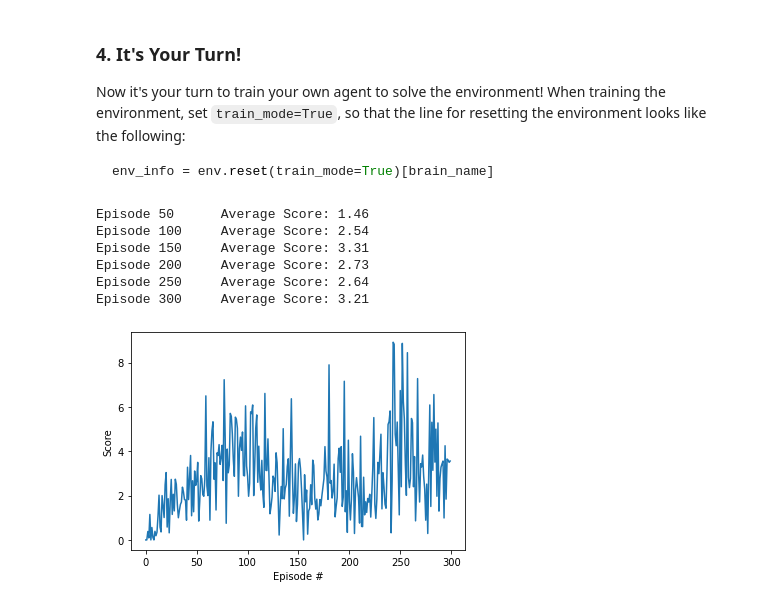
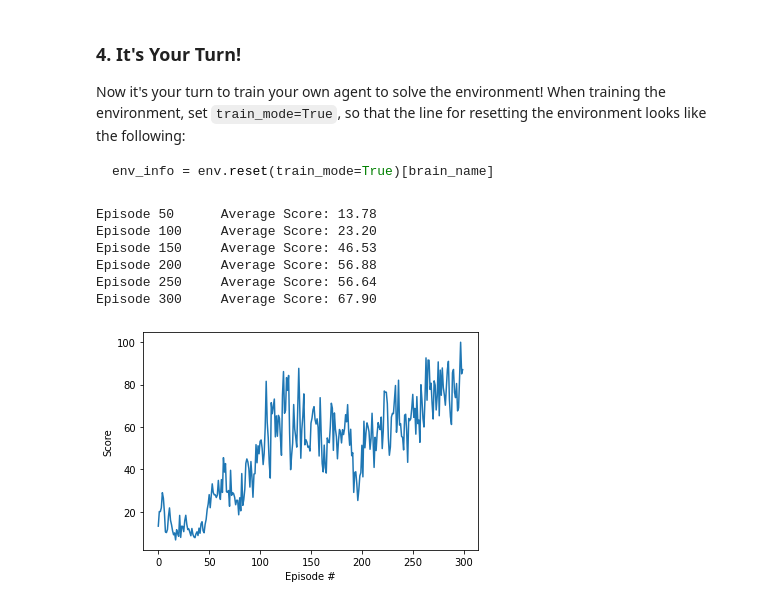
Before and after one commit to guzjdr/p2_continuous_control_DeepRLND, a Jupyter notebook: Continuous_Control.ipynb, the cells around one changed output. Drawn from its saved outputs; the diff is of its cells as text; code cells hidden in the pictures.

Commit message:
EXP1: TD3 Multi-Agent Test

````diff
--- a/Continuous_Control.ipynb
+++ b/Continuous_Control.ipynb
@@ -27,5 +27,5 @@ For instance, if you are using a Mac, then you downloaded `Reacher.app`.  If thi
 env = UnityEnvironment(file_name="Reacher.app")
 ```
 # %%
-env = UnityEnvironment(file_name='./Reacher_Linux_V1/Reacher.x86_64')
+env = UnityEnvironment(file_name='./Reacher_Linux_V2/Reacher.x86_64')
 # %% [output]
@@ -153,7 +137,7 @@ def get_env_info(enviroment):
     #pdb.set_trace()
     return state, reward, done
 # %%
-def train_agentTD3(agent, n_episodes=300, max_t=10000, eps_start=1.0, eps_end=0.01, eps_decay=0.995):
+def train_agentTD3(agent, exp_name='EXP0',n_episodes=300, max_t=1000, eps_start=1.0, eps_end=0.01, eps_decay=0.995):
     """ Training the TD3 Agent """
     scores = []
     scores_window = deque(maxlen=100)
@@ -165,7 +149,6 @@ def train_agentTD3(agent, n_episodes=300, max_t=10000, eps_start=1.0, eps_end=0.
         score = 0
         for t in range(max_t):
             action = agent.act(state)       # select an action
-            #print((action))
             env_info = env.step(action)[brain_name] #act the selected action
             next_state, reward, dones = get_env_info(env_info) # get new observations
             #pdb.set_trace()
@@ -179,24 +162,27 @@ def train_agentTD3(agent, n_episodes=300, max_t=10000, eps_start=1.0, eps_end=0.
         eps = max(eps_end, eps_decay*eps)
         if i_episode % 50 == 0:
             print('\rEpisode {}\tAverage Score: {:.2f}'.format(i_episode, np.mean(scores_window)))
-    #save the trained agent
-    #torch.save(agent.qnet_local.state_dict(), 'checkpoint_{}.pth'.format(agentName))
+            #save the agent
+            torch.save(agent.actor_local.state_dict(), './saved_models/{}/checkpoint_actor_{}_{}.pth'.format(exp_name,i_episode,exp_name))
+            torch.save(agent.critic_local.state_dict(), './saved_models/{}/checkpoint_critic_{}_{}.pth'.format(exp_name,i_episode,exp_name))
     return scores
 # %%
-scores = train_agentTD3(agentTD3)# plot the scores
+scores = train_agentTD3(agentTD3,exp_name='EXP1')
+
+# plot the scores
 #View Scores
 fig = plt.figure()
 
 ax = fig.add_subplot(111)
 plt.plot(np.arange(len(scores)), scores)
 plt.ylabel('Score')
 plt.xlabel('Episode #')
 plt.show()
 # %% [output]
-Episode 50      Average Score: 1.46
-Episode 100     Average Score: 2.54
-Episode 150     Average Score: 3.31
-Episode 200     Average Score: 2.73
-Episode 250     Average Score: 2.64
-Episode 300     Average Score: 3.21
+Episode 50      Average Score: 13.78
+Episode 100     Average Score: 23.20
+Episode 150     Average Score: 46.53
+Episode 200     Average Score: 56.88
+Episode 250     Average Score: 56.64
+Episode 300     Average Score: 67.90
-[figure, old version]
+[figure, new version]
````
Also changed, not shown: parts of 4 cells of this notebook, 4 other files.
